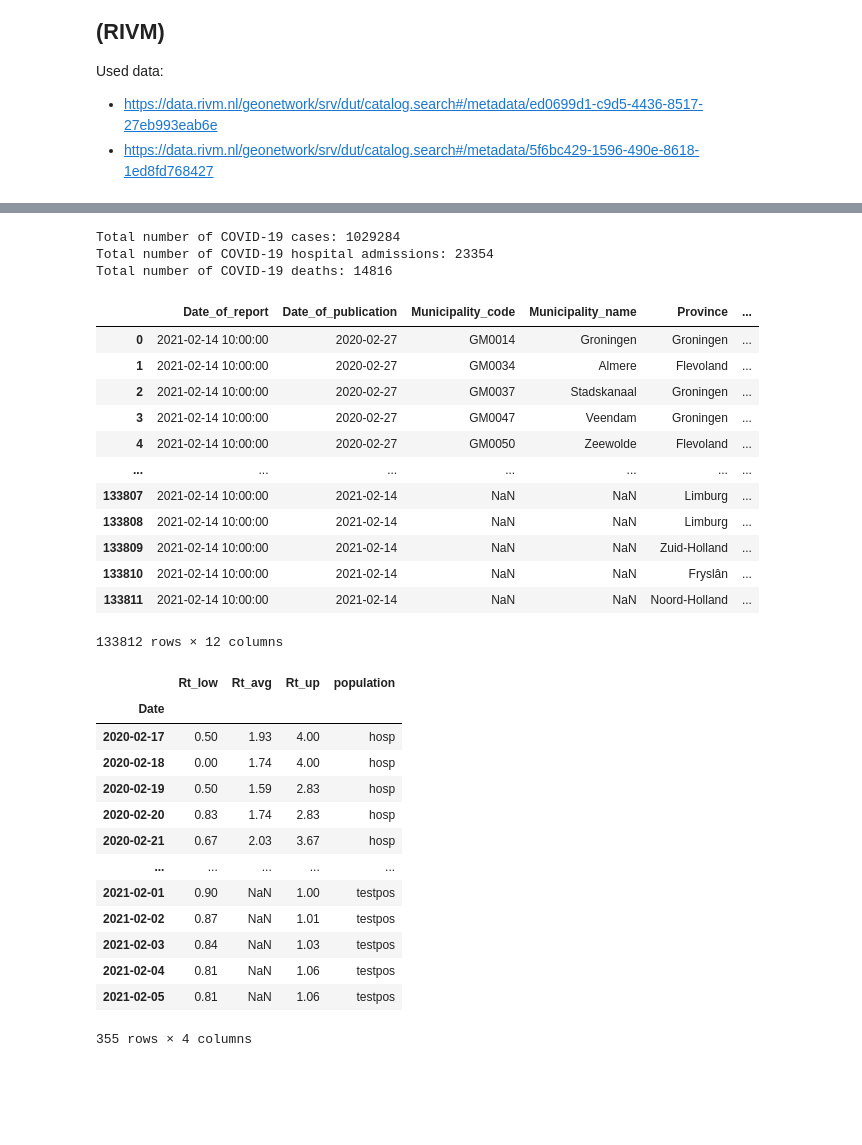
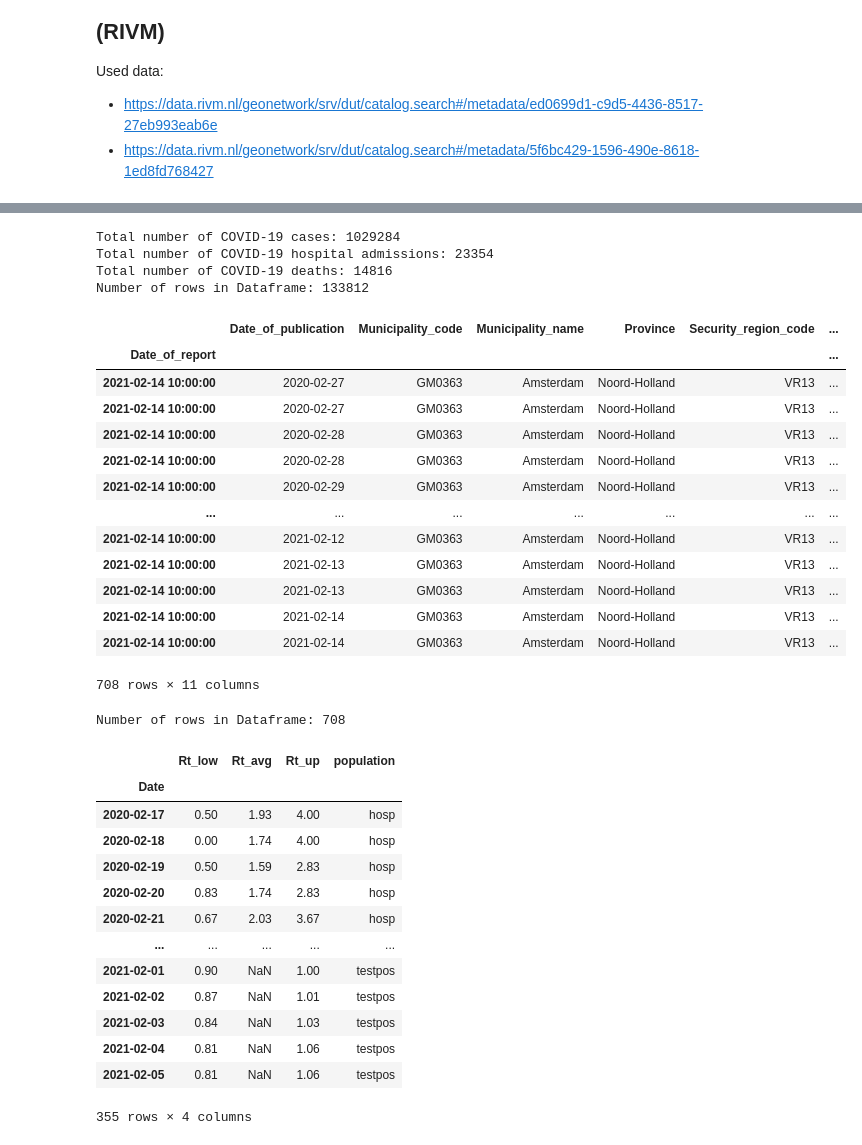
Before and after one commit to Magiduck/COVID-19_AMS, a Jupyter notebook: analysis.ipynb, the cells around one changed output, grey strips where cells are left out. Cells and saved outputs as stored; diff of their text form; code cells hidden in the pictures; blank space fills up the shorter version.

```diff
--- a/analysis.ipynb
+++ b/analysis.ipynb
@@ -8,33 +17,41 @@ Used data:
 # %%
-from IPython.display import display
-import pandas as pd
-
+# Loading and describing the RIVM data "cases per municipality per day"
 cases_per_municipality_per_day = pd.read_csv("COVID-19_aantallen_gemeente_per_dag.csv", sep=";")
 print(f"Total number of COVID-19 cases: {cases_per_municipality_per_day.Total_reported.sum()}")
 print(f"Total number of COVID-19 hospital admissions: {cases_per_municipality_per_day.Hospital_admission.sum()}")
 print(f"Total number of COVID-19 deaths: {cases_per_municipality_per_day.Deceased.sum()}")
-display(cases_per_municipality_per_day)
+print(f"Number of rows in Dataframe: {len(cases_per_municipality_per_day.index)}")
 
+# Creating a subset of only statistics about the municipality of Amsterdam
+amsterdam_cases_per_day = cases_per_municipality_per_day[cases_per_municipality_per_day.Municipality_name == 'Amsterdam']
+amsterdam_cases_per_day = amsterdam_cases_per_day.set_index('Date_of_report').sort_index()
+display(amsterdam_cases_per_day)
+print(f"Number of rows in Dataframe: {len(amsterdam_cases_per_day.index)}")
+
+# Loading and describing the RIVM data "COVID-19 reproduction number"
 R_per_day = pd.read_json('COVID-19_reproductiegetal.json')
 R_per_day = R_per_day.set_index('Date').sort_index()
 display(R_per_day)
 # %% [output]
 Total number of COVID-19 cases: 1029284
 Total number of COVID-19 hospital admissions: 23354
 Total number of COVID-19 deaths: 14816
+Number of rows in Dataframe: 133812
-|  | Date_of_report | Date_of_publication | Municipality_code | Municipality_name | Province | ... |
-| 0 | 2021-02-14 10:00:00 | 2020-02-27 | GM0014 | Groningen | Groningen | ... |
-| 1 | 2021-02-14 10:00:00 | 2020-02-27 | GM0034 | Almere | Flevoland | ... |
-| 2 | 2021-02-14 10:00:00 | 2020-02-27 | GM0037 | Stadskanaal | Groningen | ... |
-| 3 | 2021-02-14 10:00:00 | 2020-02-27 | GM0047 | Veendam | Groningen | ... |
-| 4 | 2021-02-14 10:00:00 | 2020-02-27 | GM0050 | Zeewolde | Flevoland | ... |
+|  | Date_of_publication | Municipality_code | Municipality_name | Province | Security_region_code | ... |
+| Date_of_report |  |  |  |  |  | ... |
+| 2021-02-14 10:00:00 | 2020-02-27 | GM0363 | Amsterdam | Noord-Holland | VR13 | ... |
+| 2021-02-14 10:00:00 | 2020-02-27 | GM0363 | Amsterdam | Noord-Holland | VR13 | ... |
+| 2021-02-14 10:00:00 | 2020-02-28 | GM0363 | Amsterdam | Noord-Holland | VR13 | ... |
+| 2021-02-14 10:00:00 | 2020-02-28 | GM0363 | Amsterdam | Noord-Holland | VR13 | ... |
+| 2021-02-14 10:00:00 | 2020-02-29 | GM0363 | Amsterdam | Noord-Holland | VR13 | ... |
 | ... | ... | ... | ... | ... | ... | ... |
-| 133807 | 2021-02-14 10:00:00 | 2021-02-14 | NaN | NaN | Limburg | ... |
-| 133808 | 2021-02-14 10:00:00 | 2021-02-14 | NaN | NaN | Limburg | ... |
-| 133809 | 2021-02-14 10:00:00 | 2021-02-14 | NaN | NaN | Zuid-Holland | ... |
-| 133810 | 2021-02-14 10:00:00 | 2021-02-14 | NaN | NaN | Fryslân | ... |
-| 133811 | 2021-02-14 10:00:00 | 2021-02-14 | NaN | NaN | Noord-Holland | ... |
+| 2021-02-14 10:00:00 | 2021-02-12 | GM0363 | Amsterdam | Noord-Holland | VR13 | ... |
+| 2021-02-14 10:00:00 | 2021-02-13 | GM0363 | Amsterdam | Noord-Holland | VR13 | ... |
+| 2021-02-14 10:00:00 | 2021-02-13 | GM0363 | Amsterdam | Noord-Holland | VR13 | ... |
+| 2021-02-14 10:00:00 | 2021-02-14 | GM0363 | Amsterdam | Noord-Holland | VR13 | ... |
+| 2021-02-14 10:00:00 | 2021-02-14 | GM0363 | Amsterdam | Noord-Holland | VR13 | ... |
-133812 rows × 12 columns
+708 rows × 11 columns
+Number of rows in Dataframe: 708
 |  | Rt_low | Rt_avg | Rt_up | population |
 | Date |  |  |  |  |
 | 2020-02-17 | 0.50 | 1.93 | 4.00 | hosp |
@@ -48,4 +65,4 @@ Total number of COVID-19 deaths: 14816
 | 2021-02-03 | 0.84 | NaN | 1.03 | testpos |
 | 2021-02-04 | 0.81 | NaN | 1.06 | testpos |
 | 2021-02-05 | 0.81 | NaN | 1.06 | testpos |
-355 rows × 4 columns
+355 rows × 4 columns
```
Also changed, not shown: parts of 2 cells of this notebook.
